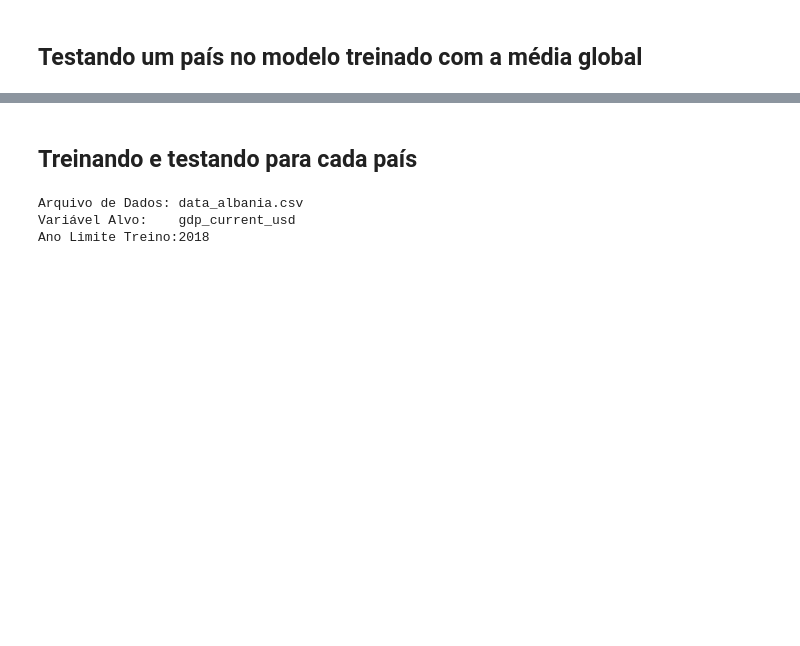
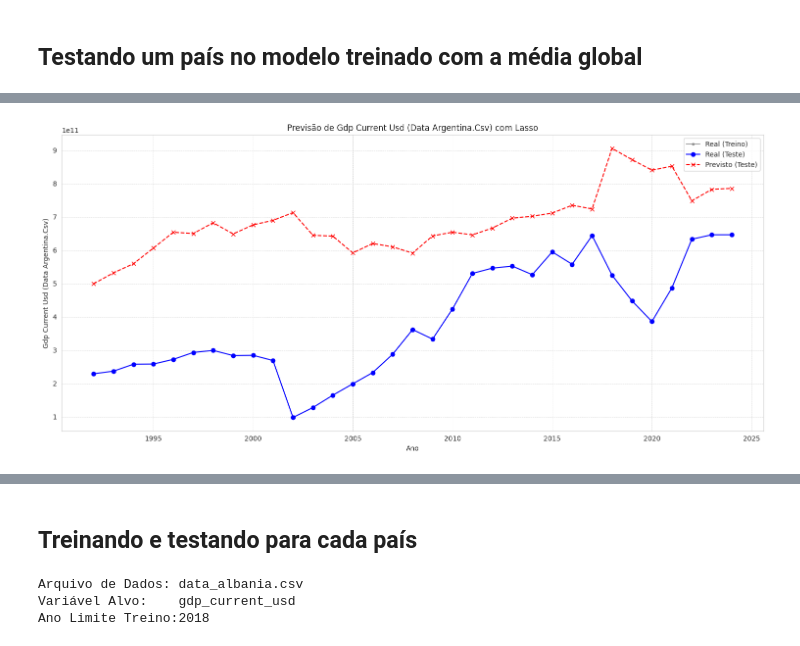
Before and after one commit to ptonso/ml-macro, a Jupyter notebook: lag_regression.ipynb, the cells around one changed output, grey strips where cells are left out. Saved outputs shown, nothing was run; the diff lists cells and outputs as text; code cells hidden in the pictures; blank space fills up the shorter version.

```diff
--- a/lag_regression.ipynb
+++ b/lag_regression.ipynb
@@ -438,0 +432,94 @@ year
+# %%
+# 1. Definir o caminho para os novos dados
+FILE_PATH_NEW = 'data_argentina.csv'
+print(f"\n{'='*60}")
+print(f"Iniciando Previsão para Novos Dados: '{FILE_PATH_NEW}'")
+print(f"{'='*60}\n")
+
+data_new = mml.load_and_prepare_data(FILE_PATH_NEW)
+
+# Prosseguir apenas se os dados foram carregados
+if data_new is not None:
+
+    # 3. Aplicar Engenharia de Atributos
+    X_new, y_new = mml.engineer_features(data_new, TARGET_VARIABLE)
+
+    # Prosseguir apenas se a engenharia de atributos funcionou
+    if X_new is not None:
+
+        # 4. Alinhar Colunas
+        original_feature_names = X.columns # Pega os nomes das colunas originais (GLOBAIS)
+        X_new_aligned = X_new.reindex(columns=original_feature_names, fill_value=0)
+        X_new_aligned = X_new_aligned.fillna(0)
+
+        print(f"\nAlinhamento de colunas concluído. X_new_aligned: {X_new_aligned.shape}")
+
+        # 5. Normalizar os Novos Atributos (Usando o x_scaler *GLOBAL*)
+        X_new_scaled_array = x_scaler.transform(X_new_aligned)
+        X_new_scaled = pd.DataFrame(X_new_scaled_array,
+                                    columns=original_feature_names,
+                                    index=X_new_aligned.index)
+
+        print("Novos dados normalizados.")
+
+        # 6. Realizar Previsões (Usando o model *GLOBAL*)
+        y_pred_new_scaled = model.predict(X_new_scaled)
+        print("Previsões (escaladas) realizadas.")
+
+        # 7. Reverter a Normalização das Previsões (Usando o y_scaler *GLOBAL*)
+        y_pred_new_original = y_scaler.inverse_transform(y_pred_new_scaled.reshape(-1, 1)).ravel()
+        predictions_series = pd.Series(y_pred_new_original,
+                                       index=X_new_scaled.index,
+                                       name=f'Predicted_{TARGET_VARIABLE}')
+
+        print("\n--- Previsões Finais (Escala Original) ---")
+        print(predictions_series.to_string())
+
+        # 8. Avaliar se y_new existe
+        if y_new is not None and not y_new.empty:
+            print("\n--- Comparação com Dados Reais (se disponíveis) ---")
+
+            y_new_aligned = y_new.reindex(predictions_series.index)
+            valid_comparison = pd.DataFrame({'Real': y_new_aligned, 'Previsto': predictions_series}).dropna()
+
+            if not valid_comparison.empty:
+                # --- Métricas Originais ---
+                mse_new = mean_squared_error(valid_comparison['Real'], valid_comparison['Previsto'])
+                rmse_new = np.sqrt(mse_new)
+                mape_new = mml.mean_absolute_percentage_error(valid_comparison['Real'], valid_comparison['Previsto'])
+
+                # --- CÁLCULO NORMALIZADO (NOVO!) ---
+                y_new_aligned_for_norm = valid_comparison['Real']
+                # Normaliza y_new reais usando o y_scaler GLOBAL
+                y_new_scaled_actual = y_scaler.transform(y_new_aligned_for_norm.values.reshape(-1, 1)).ravel()
+                # Pega as previsões escaladas que correspondem aos 'Real' válidos
+                y_pred_new_scaled_series = pd.Series(y_pred_new_scaled, index=X_new_scaled.index)
+                y_pred_new_scaled_aligned = y_pred_new_scaled_series.reindex(y_new_aligned_for_norm.index)
+                # Calcula métricas normalizadas
+                mse_norm = mean_squared_error(y_new_scaled_actual, y_pred_new_scaled_aligned)
+                rmse_norm = np.sqrt(mse_norm)
+
+                print("   --- Escala Normalizada ---")
+                print(f"      - EQM (MSE):  {mse_norm:.4f}")
+                print(f"      - REQM (RMSE): {rmse_norm:.4f}")
+
+                print("   --- Escala Original ---")
+                print(f"      - EQM (MSE):  {mse_new:,.2f}")
+                print(f"      - REQM (RMSE): {rmse_new:,.2f}")
+                print(f"      - MAPE:       {mape_new:.2f}%")
+
+                # 9. Visualizar
+                mml.plot_predictions(pd.Series(),
+                                     valid_comparison['Real'],
+                                     valid_comparison['Previsto'],
+                                     f"{TARGET_VARIABLE} ({FILE_PATH_NEW})")
+            else:
+                print("Não foi possível alinhar dados reais e previstos para avaliação.")
+        else:
+            print("\nNão há dados reais (variável alvo) para avaliação.")
+
+    else:
+        print(f"Falha na engenharia de atributos para '{FILE_PATH_NEW}'. Previsão cancelada.")
+else:
+    print(f"Falha ao carregar '{FILE_PATH_NEW}'. Previsão cancelada.")
+# %% [output]
@@ -438,0 +543 @@ year
+[figure, added]
```
Also changed, not shown: parts of 21 cells of this notebook, 49 other files.
